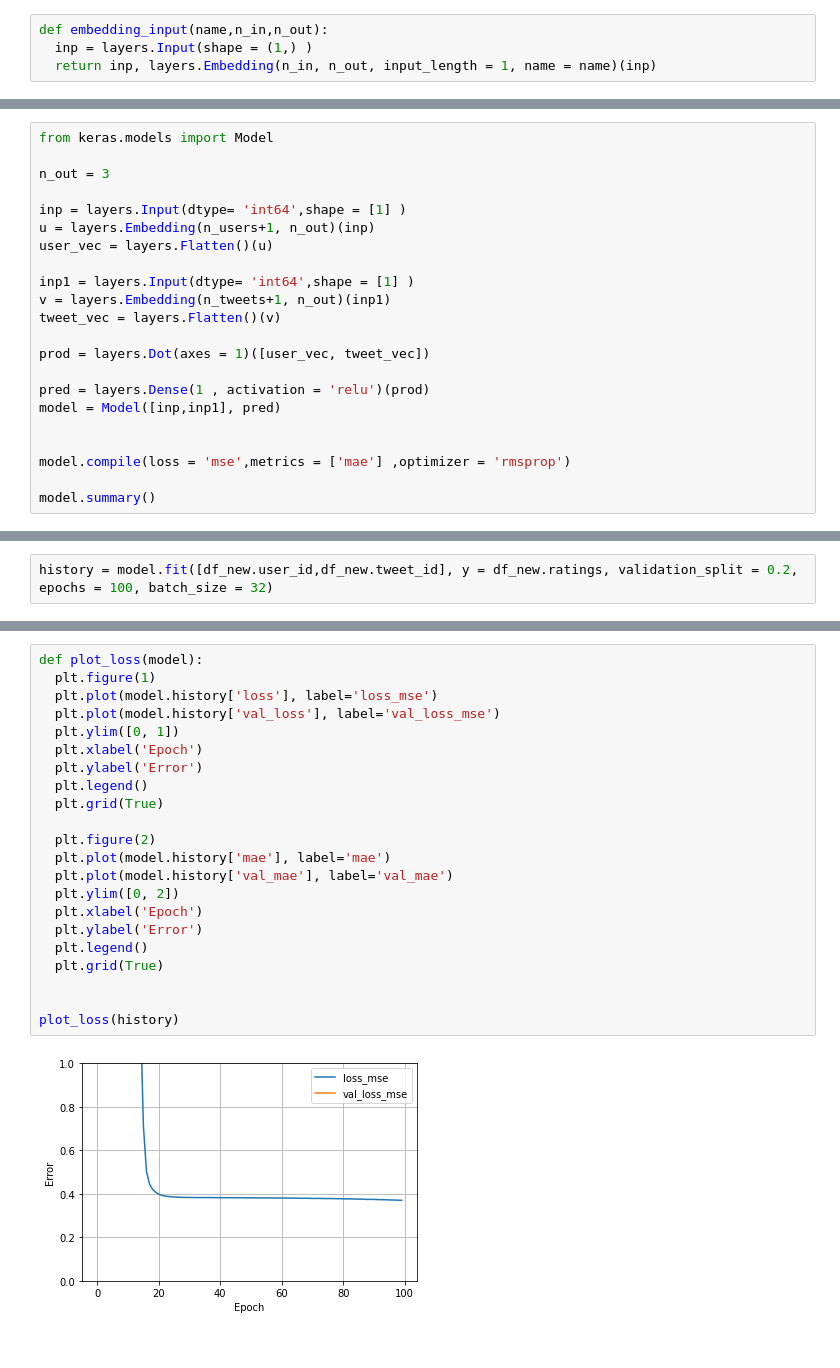
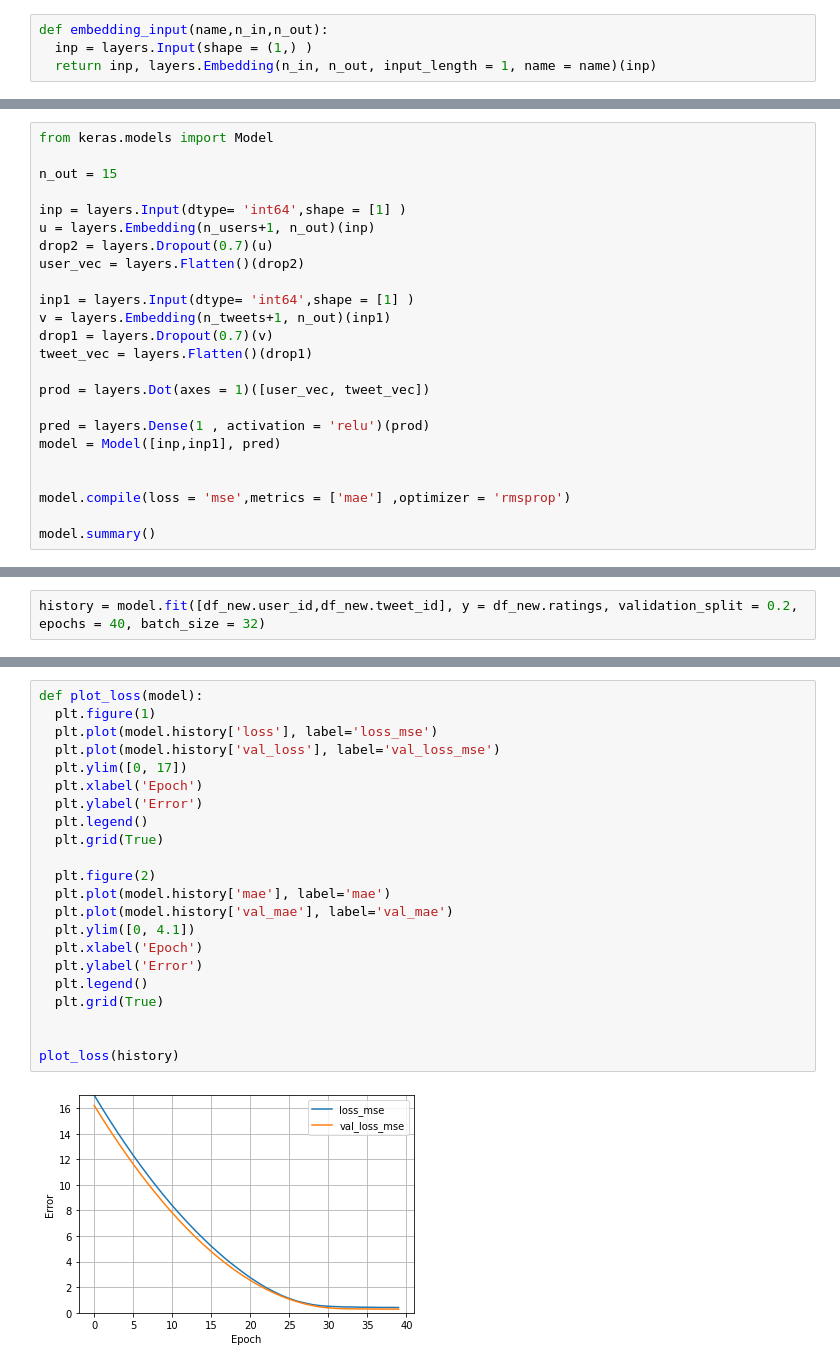
Before and after one commit to stazam/M7DataSp---Advanced-data-science-techniques, a Jupyter notebook: tweet_recommender.ipynb, the cells around one changed output, grey strips where cells are left out. Cells and saved outputs as stored; diff of their text form.

```diff
--- a/tweet_recommender.ipynb
+++ b/tweet_recommender.ipynb
@@ -96,15 +88,17 @@ n_tweets
 # %%
 from keras.models import Model
 
-n_out = 3
+n_out = 15
 
 inp = layers.Input(dtype= 'int64',shape = [1] )
 u = layers.Embedding(n_users+1, n_out)(inp)
-user_vec = layers.Flatten()(u)
+drop2 = layers.Dropout(0.7)(u)
+user_vec = layers.Flatten()(drop2)
 
 inp1 = layers.Input(dtype= 'int64',shape = [1] )
 v = layers.Embedding(n_tweets+1, n_out)(inp1)
-tweet_vec = layers.Flatten()(v)
+drop1 = layers.Dropout(0.7)(v)
+tweet_vec = layers.Flatten()(drop1)
 
 prod = layers.Dot(axes = 1)([user_vec, tweet_vec])
 
@@ -134,5 +128,5 @@ Trainable params: 1,064
 Non-trainable params: 0
 __________________________________________________________________________________________________
 # %%
-history = model.fit([df_new.user_id,df_new.tweet_id], y = df_new.ratings, validation_split = 0.2, epochs = 100, batch_size = 32)
+history = model.fit([df_new.user_id,df_new.tweet_id], y = df_new.ratings, validation_split = 0.2, epochs = 40, batch_size = 32)
 # %% [output]
@@ -156,24 +150,24 @@ Epoch 100/100
 # %%
 def plot_loss(model):
   plt.figure(1)
   plt.plot(model.history['loss'], label='loss_mse')
   plt.plot(model.history['val_loss'], label='val_loss_mse')
-  plt.ylim([0, 1])
+  plt.ylim([0, 17])
   plt.xlabel('Epoch')
   plt.ylabel('Error')
   plt.legend()
   plt.grid(True)
 
   plt.figure(2)
   plt.plot(model.history['mae'], label='mae')
   plt.plot(model.history['val_mae'], label='val_mae')
-  plt.ylim([0, 2])
+  plt.ylim([0, 4.1])
   plt.xlabel('Epoch')
   plt.ylabel('Error')
   plt.legend()
   plt.grid(True)
 
 
 plot_loss(history)
 # %% [output]
-[figure, old version]
+[figure, new version]
```
Also changed, not shown: parts of 12 cells of this notebook.
